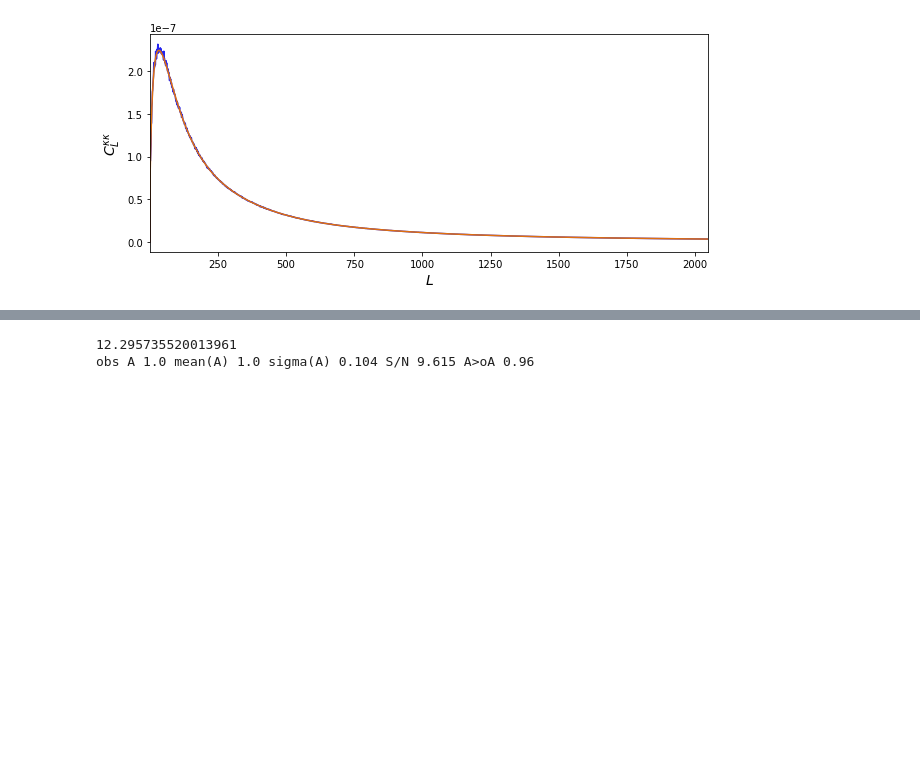
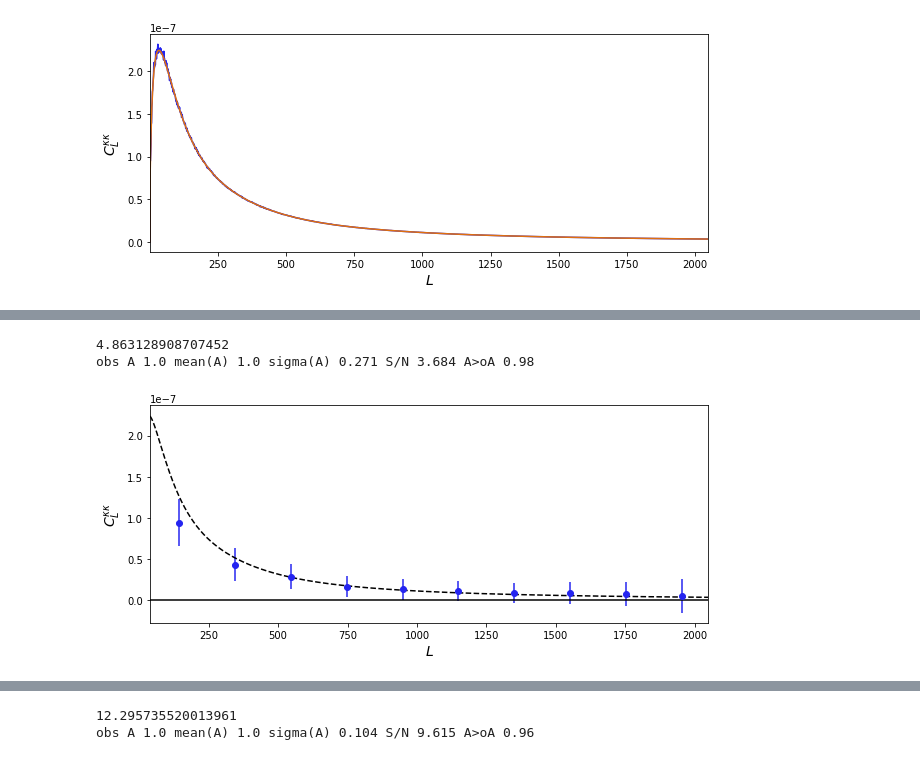
Before and after one commit to ACTCollaboration/Lensing-Daytime, a Jupyter notebook: check_kk_comb-dn.ipynb, the cells around one changed output, grey strips where cells are left out. Saved outputs shown, nothing was run; the diff lists cells and outputs as text; code cells hidden in the pictures; blank space fills up the shorter version.

```diff
--- a/check_kk_comb-dn.ipynb
+++ b/check_kk_comb-dn.ipynb
@@ -47,0 +54,6 @@ plot(aobj.l,aobj.ckk)
+# %%
+mb, mkk, vkk, nb = plot_spec(Qobj['iso15v3PT'],cn=1,bnum=10)
+# %% [output]
+4.863128908707452
+obs A 1.0 mean(A) 1.0 sigma(A) 0.271 S/N 3.684 A>oA 0.98
+[figure, added]
```
Also changed, not shown: parts of 11 cells of this notebook, 19 other files.
